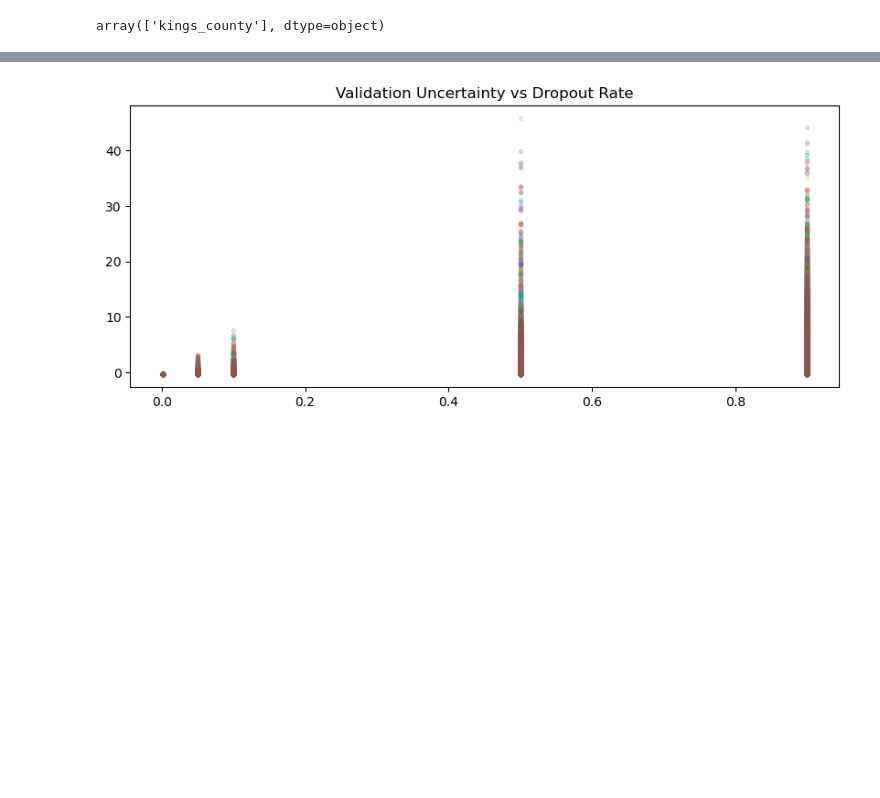
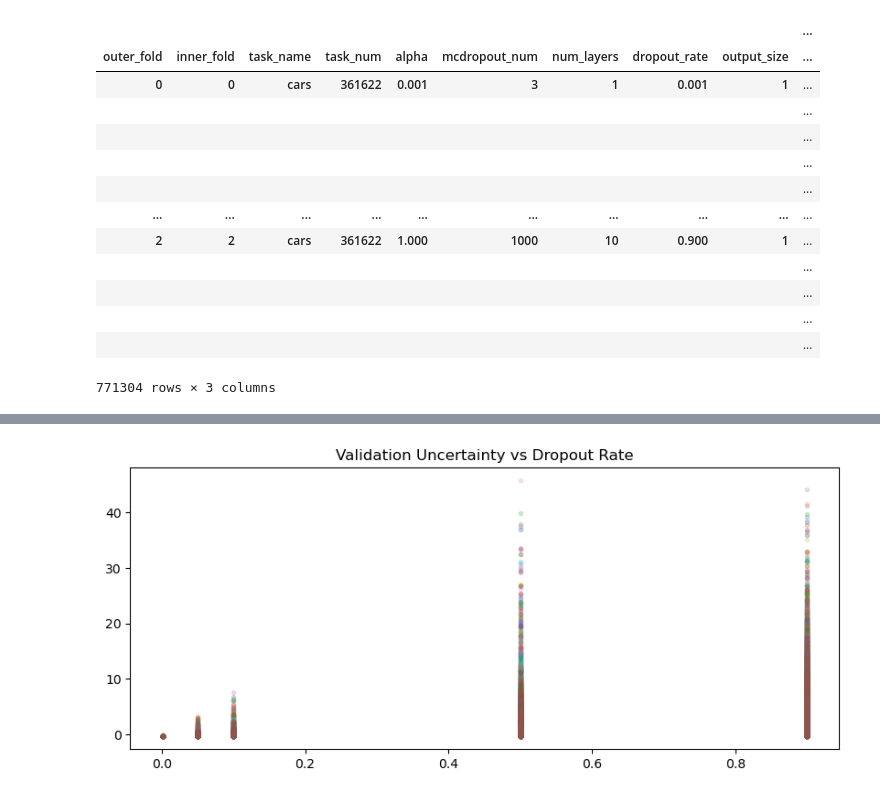
Before and after one commit to LeonardoAlchieri/MCDropoutHyperparameterAnalysis, a Jupyter notebook: notebooks/partial_results_analysis.ipynb, the cells around one changed output, grey strips where cells are left out. Cells and saved outputs as stored; diff of their text form; code cells hidden in the pictures; blank space fills up the shorter version.

```diff
--- a/notebooks/partial_results_analysis.ipynb
+++ b/notebooks/partial_results_analysis.ipynb
@@ -1,5 +1,7 @@
 # %%
 import pandas as pd
 
-val_results_path: str = "/Users/leonardoalchieri/Desktop/GIT/MCDropoutHyperparameterAnalysis/data.nosync/results_sklearn_nested_regression.nosync/uncertainties_validation-PARTIAL.csv"
-val_results = pd.read_csv(val_results_path)
+val_results_path: str = "../data.nosync/results_sklearn_nested_regression.nosync/uncertainties_validation-PARTIAL.parquet"
+val_results = pd.read_parquet(val_results_path)
+# select only rows whose index values of 'task_name' is 'cars'
+# val_results = val_results.loc[val_results.index.get_level_values('task_name') == 'cars']
@@ -8,4 +8,17 @@ colors = ['blue', 'red', 'green', 'orange', 'purple', 'brown', 'pink', 'gray', '
 # %%
-val_results['task_name'].unique()
+val_results
 # %% [output]
+|  |  |  |  |  |  |  |  |  | ... |
+| outer_fold | inner_fold | task_name | task_num | alpha | mcdropout_num | num_layers | dropout_rate | output_size | ... |
+| 0 | 0 | cars | 361622 | 0.001 | 3 | 1 | 0.001 | 1 | ... |
+|  |  |  |  |  |  |  |  |  | ... |
+|  |  |  |  |  |  |  |  |  | ... |
+|  |  |  |  |  |  |  |  |  | ... |
+|  |  |  |  |  |  |  |  |  | ... |
+| ... | ... | ... | ... | ... | ... | ... | ... | ... | ... |
+| 2 | 2 | cars | 361622 | 1.000 | 1000 | 10 | 0.900 | 1 | ... |
+|  |  |  |  |  |  |  |  |  | ... |
+|  |  |  |  |  |  |  |  |  | ... |
+|  |  |  |  |  |  |  |  |  | ... |
+|  |  |  |  |  |  |  |  |  | ... |
-array(['kings_county'], dtype=object)
+771304 rows × 3 columns
```
Also changed, not shown: parts of 9 cells of this notebook.
